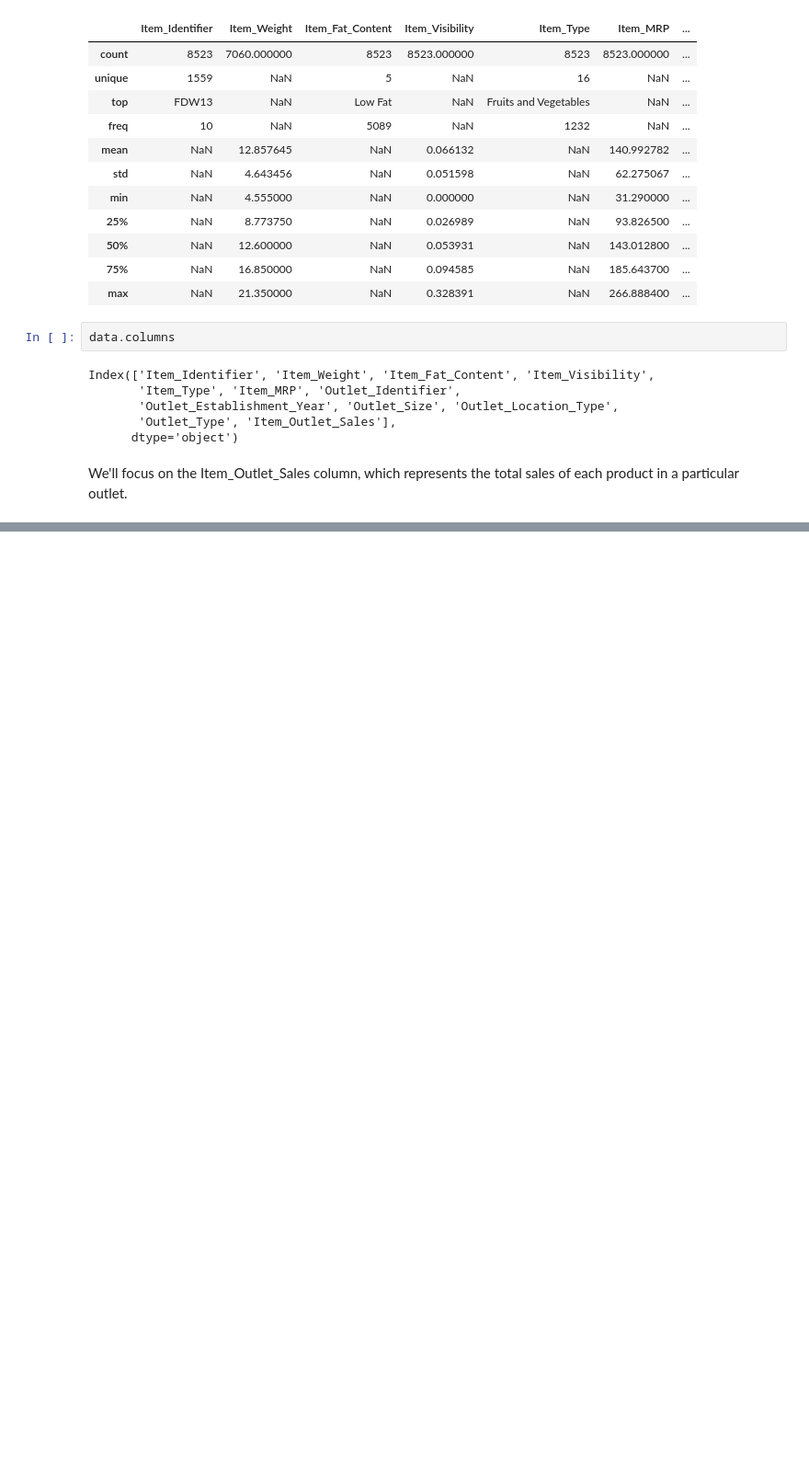
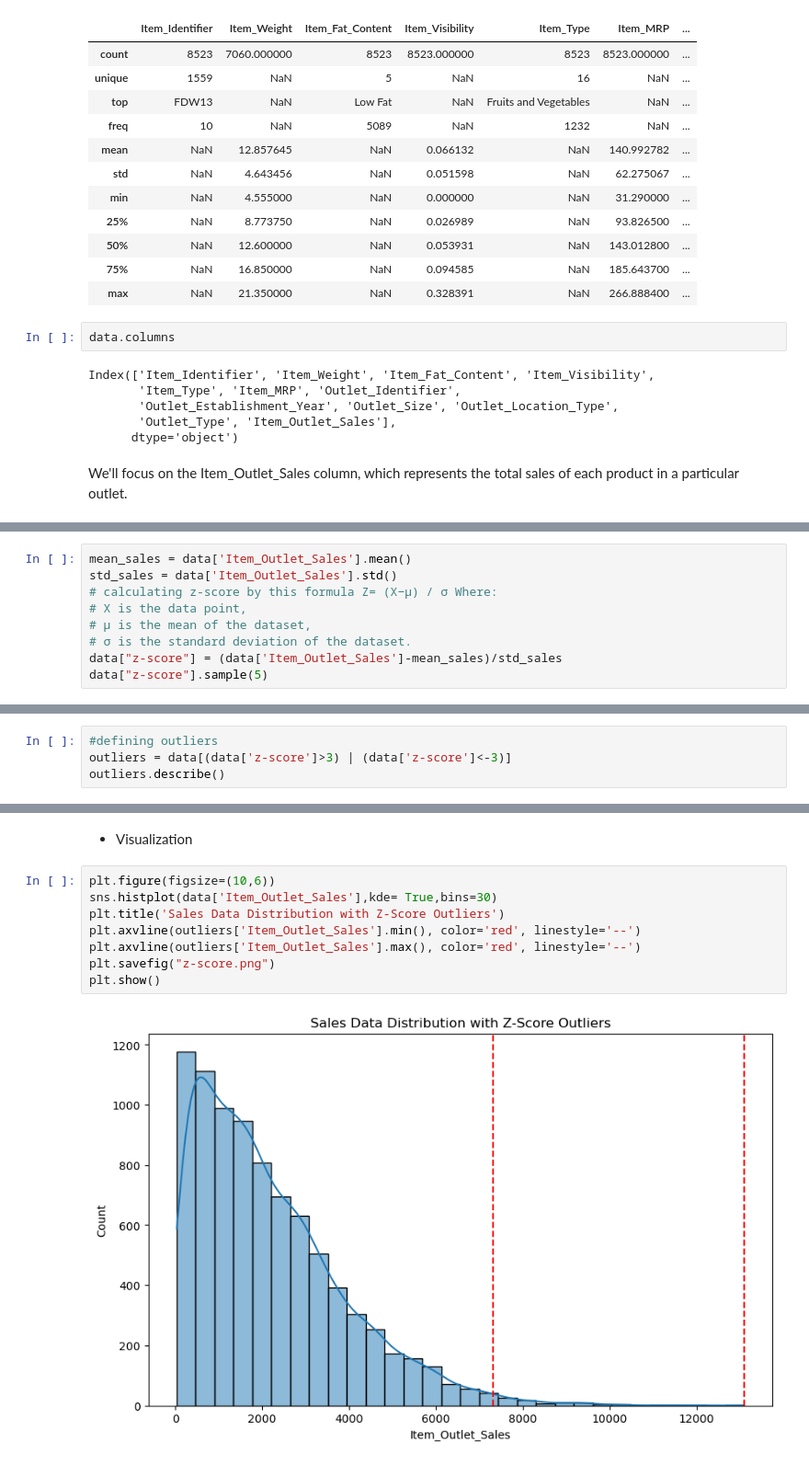
Before and after one commit to sumanshaw9/outliers-detection, a Jupyter notebook: outlier-detection.ipynb, the cells around one changed output, grey strips where cells are left out. Shown: that part at 92% size. Drawn from its saved outputs; the diff is of its cells as text; blank space fills up the shorter version.

```diff
--- a/outlier-detection.ipynb
+++ b/outlier-detection.ipynb
@@ -200,0 +154,9 @@ Name: Item_Outlet_Sales, dtype: float64
+# %%
+mean_sales = data['Item_Outlet_Sales'].mean()
+std_sales = data['Item_Outlet_Sales'].std()
+# calculating z-score by this formula Z= (X−μ) / σ Where:
+# X is the data point,
+# μ is the mean of the dataset,
+# σ is the standard deviation of the dataset.
+data["z-score"] = (data['Item_Outlet_Sales']-mean_sales)/std_sales
+data["z-score"].sample(5)
@@ -200,0 +170,4 @@ Name: Item_Outlet_Sales, dtype: float64
+# %%
+#defining outliers
+outliers = data[(data['z-score']>3) | (data['z-score']<-3)]
+outliers.describe()
@@ -200,0 +184,12 @@ Name: Item_Outlet_Sales, dtype: float64
+# %% [markdown]
+- Visualization
+# %%
+plt.figure(figsize=(10,6))
+sns.histplot(data['Item_Outlet_Sales'],kde= True,bins=30)
+plt.title('Sales Data Distribution with Z-Score Outliers')
+plt.axvline(outliers['Item_Outlet_Sales'].min(), color='red', linestyle='--')
+plt.axvline(outliers['Item_Outlet_Sales'].max(), color='red', linestyle='--')
+plt.savefig("z-score.png")
+plt.show()
+# %% [output]
+[figure, added]
```
Also changed, not shown: parts of 32 cells of this notebook, 2 other files.
